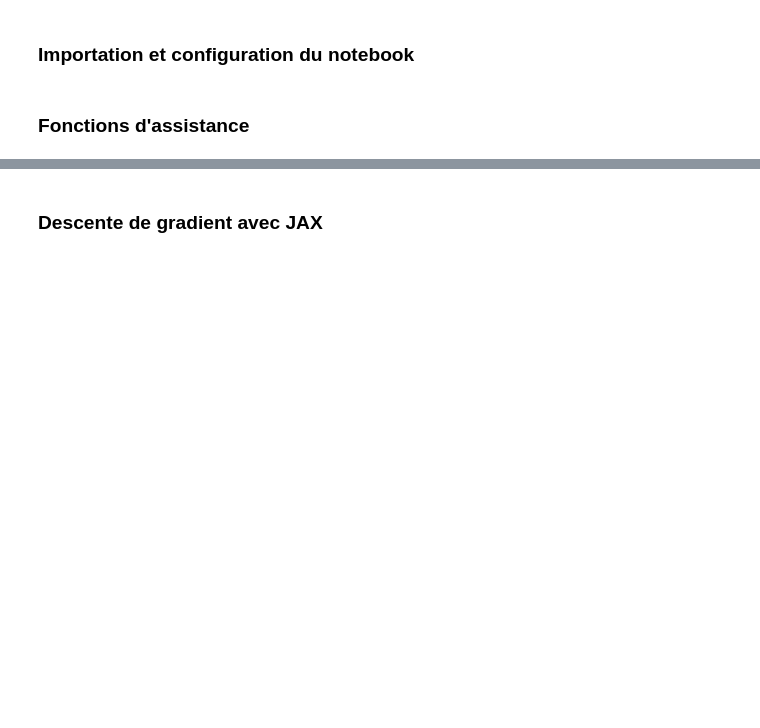
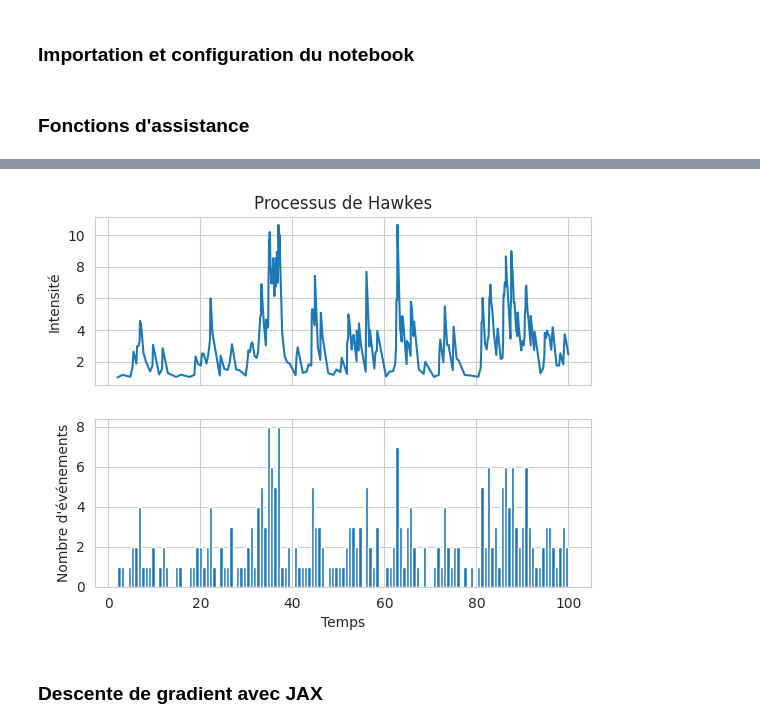
Before and after one commit to alphonsepaix/recast, a Jupyter notebook: notebooks/figures.ipynb, the cells around one changed output, grey strips where cells are left out. Drawn from its saved outputs; the diff is of its cells as text; code cells hidden in the pictures; blank space fills up the shorter version.

```diff
--- a/notebooks/figures.ipynb
+++ b/notebooks/figures.ipynb
@@ -189,3 +276,24 @@ def F(x, theta):
+# %%
+T = 100
+alpha = 1
+beta = 2
+seq = hawkes(alpha=1, beta=2, T=T)
+intensities = [intensity(s, seq) for s in seq]
+
+# plt.figure(figsize=(8, 3))
+# plt.plot(seq, intensities)
+# plt.show()
+
+fig, axes = plt.subplots(2, 1, sharex='col')
+axes[0].plot(seq, intensities)
+axes[0].set_ylabel('Intensité')
+axes[0].set_title('Processus de Hawkes')
+axes[1].hist(seq, bins=seq.size // 2)
+axes[1].set_ylabel('Nombre d\'événements')
+axes[1].set_xlabel('Temps')
+plt.savefig('../images/hawkes.png', bbox_inches='tight', transparent=True)
+# %% [output]
+[figure, added]
 # %% [markdown]
 ### Descente de gradient avec JAX
 # %%
```
Also changed, not shown: parts of 7 cells of this notebook, 3 other files.
